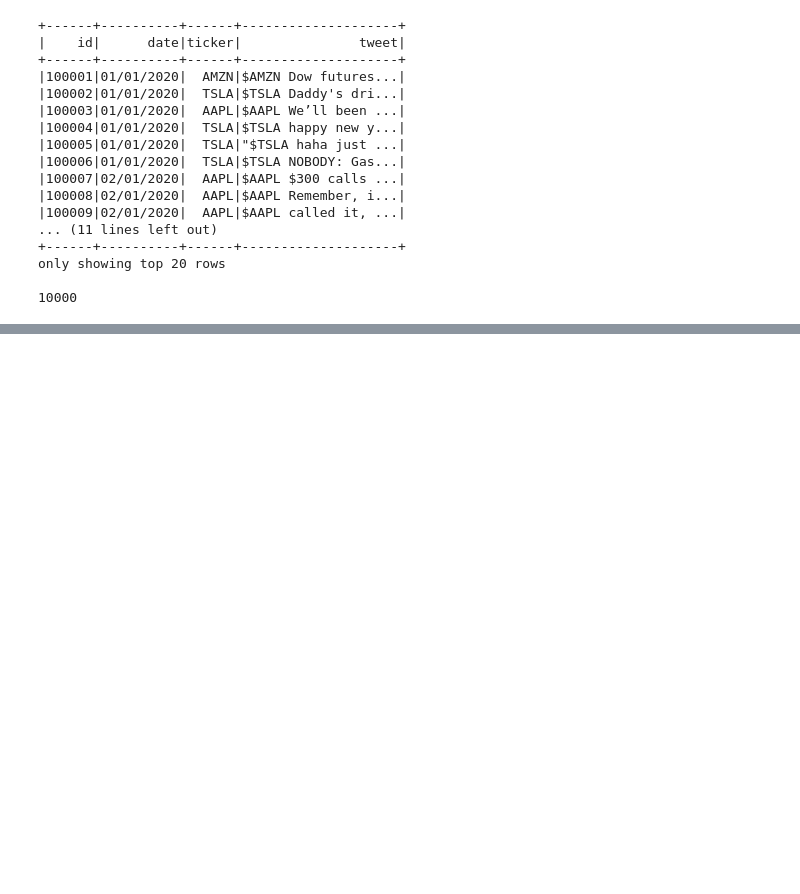
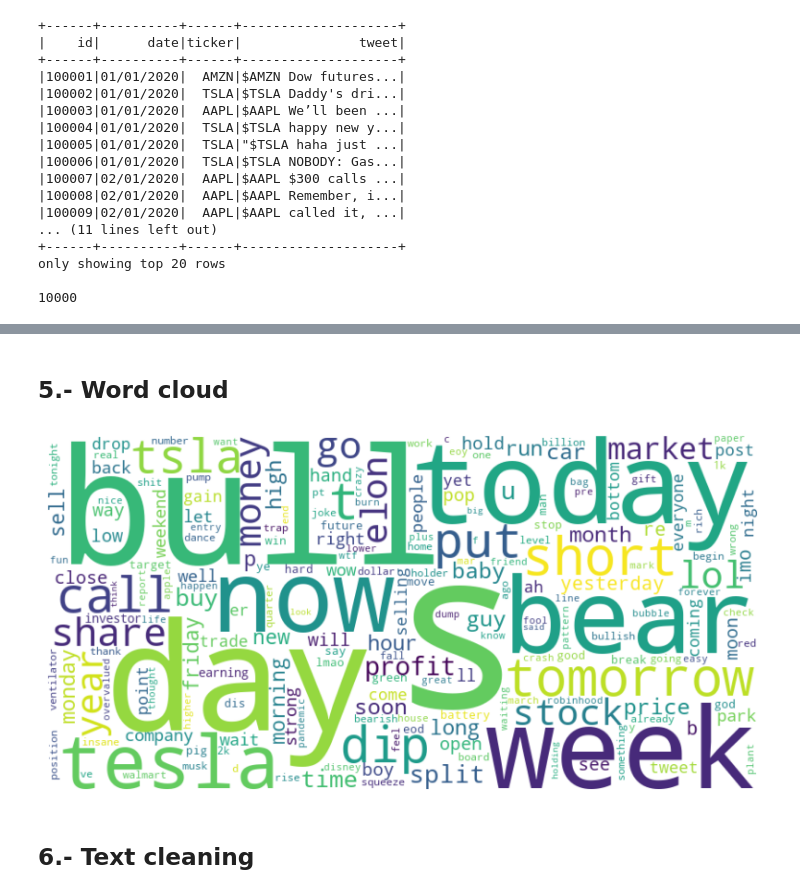
Before and after one commit to zeros2018/stock_deep_learning, a Jupyter notebook: ProcessingData.ipynb, the cells around one changed output, grey strips where cells are left out. Cells and saved outputs as stored; diff of their text form; code cells hidden in the pictures; blank space fills up the shorter version.

```diff
--- a/ProcessingData.ipynb
+++ b/ProcessingData.ipynb
@@ -74,0 +66,4 @@ only showing top 20 rows
+# %%
+# Filtrar el dataframe para las 5 compañías
+tickers = ["BAC", "DIS", "PG", "TSLA", "WMT"]
+tweets = tweets.filter(tweets['ticker'].isin(tickers))
@@ -74,0 +135,17 @@ only showing top 20 rows
+# %%
+from pyspark.ml.feature import Tokenizer
+from pyspark.sql.functions import col
+
+# Tokenizar los tweets (dividir en palabras)
+tokenizer = Tokenizer(inputCol="tweet", outputCol="words")
+df_tokenized_filtered = tokenizer.transform(tweets)
+
+# Contar la frecuencia de palabras
+from pyspark.sql.functions import explode
+
+word_count_filtered = df_tokenized_filtered.withColumn("word", explode(df_tokenized_filtered['words'])) \
+                                           .groupBy("word").count() \
+                                           .orderBy(col('count').desc())
+
+# Mostrar las 10 palabras más frecuentes para las 5 compañías
+word_count_filtered.show(10)
@@ -74,0 +168,21 @@ only showing top 20 rows
+# %% [markdown]
+## 5.- Word cloud
+# %%
+from wordcloud import WordCloud
+
+# Obtener las palabras más frecuentes para las 5 compañías
+words_filtered = word_count_filtered.toPandas()
+words_str_filtered = ' '.join(words_filtered['word'])
+
+# Generar la nube de palabras
+wordcloud = WordCloud(width=800, height=400, background_color="white").generate(words_str_filtered)
+
+# Mostrar la nube de palabras
+plt.figure(figsize=(10, 5))
+plt.imshow(wordcloud, interpolation="bilinear")
+plt.axis('off')
+plt.show()
+# %% [output]
+[figure, added]
+# %% [markdown]
+## 6.- Text cleaning
```
Also changed, not shown: parts of 61 cells of this notebook, 5 other files.
